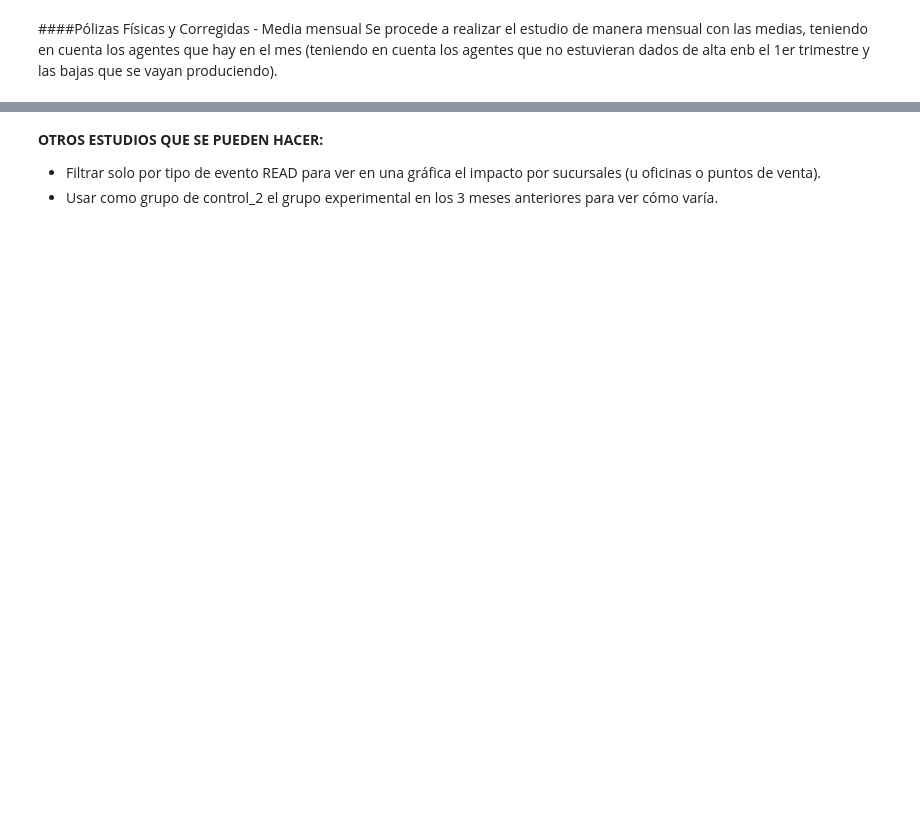
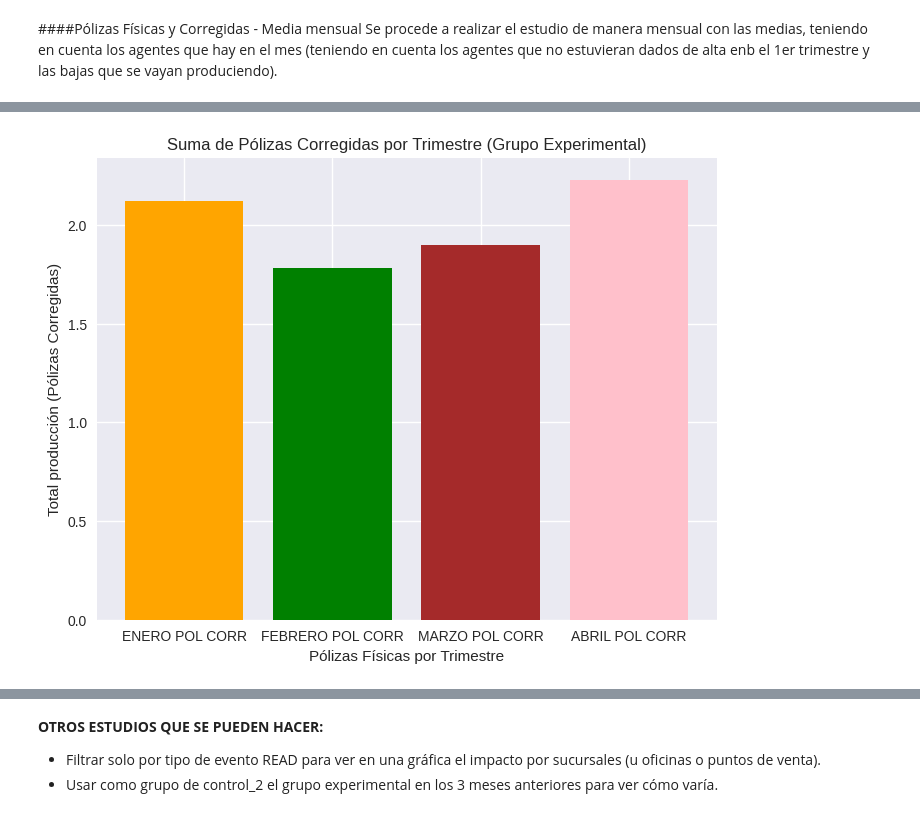
Before and after one commit to Ana-AlonsoCanizares/AA_GRUPO3, a Jupyter notebook: PruebaControl_OCASO.ipynb, the cells around one changed output, grey strips where cells are left out. Drawn from its saved outputs; the diff is of its cells as text; code cells hidden in the pictures; blank space fills up the shorter version.

```diff
--- a/PruebaControl_OCASO.ipynb
+++ b/PruebaControl_OCASO.ipynb
@@ -890,3 +882,24 @@ plt.show()
+# %%
+media_corr_enero_exp = enero['POL. CORR. 2024-01'].sum()/enero_exp.shape[0]
+media_corr_febrero_exp = febrero['POL. CORR. 2024-02'].sum()/febrero_exp.shape[0]
+media_corr_marzo_exp = marzo['POL. CORR. 2024-03'].sum()/marzo_exp.shape[0]
+media_corr_abril_exp = abril['POL. CORR. 2024-04'].sum()/abril_exp.shape[0]
+# media_corr_mayo_exp = mayo['POL. CORR. 2024-05'].sum()/mayo_exp.shape[0]
+# media_corr_junio_exp = junio['POL. CORR. 2024-06'].sum()/junio_exp.shape[0]
+
+# # Preparar datos para el gráfico
+medias_corr_exp = [media_corr_enero_exp, media_corr_febrero_exp, media_corr_marzo_exp, media_corr_abril_exp]
+columnas_corr = ['ENERO POL CORR', 'FEBRERO POL CORR', 'MARZO POL CORR', 'ABRIL POL CORR']
+
+# Crear el gráfico de barras
+plt.figure(figsize=(8, 6))
+plt.bar(columnas_corr, medias_corr_exp, color=['orange', 'green', 'brown', 'pink'])
+plt.xlabel('Pólizas Físicas por Trimestre')
+plt.ylabel('Total producción (Pólizas Corregidas)')
+plt.title('Suma de Pólizas Corregidas por Trimestre (Grupo Experimental)')
+plt.show()
+# %% [output]
+[figure, added]
 # %%
 enero = prod_fis_corr[prod_fis_corr['POSITIONNAME'].isin(enero_ctrl['LDAP'].unique())]
 febrero = prod_fis_corr[prod_fis_corr['POSITIONNAME'].isin(febrero_ctrl['LDAP'].unique())]
```
Also changed, not shown: parts of 38 cells of this notebook.
